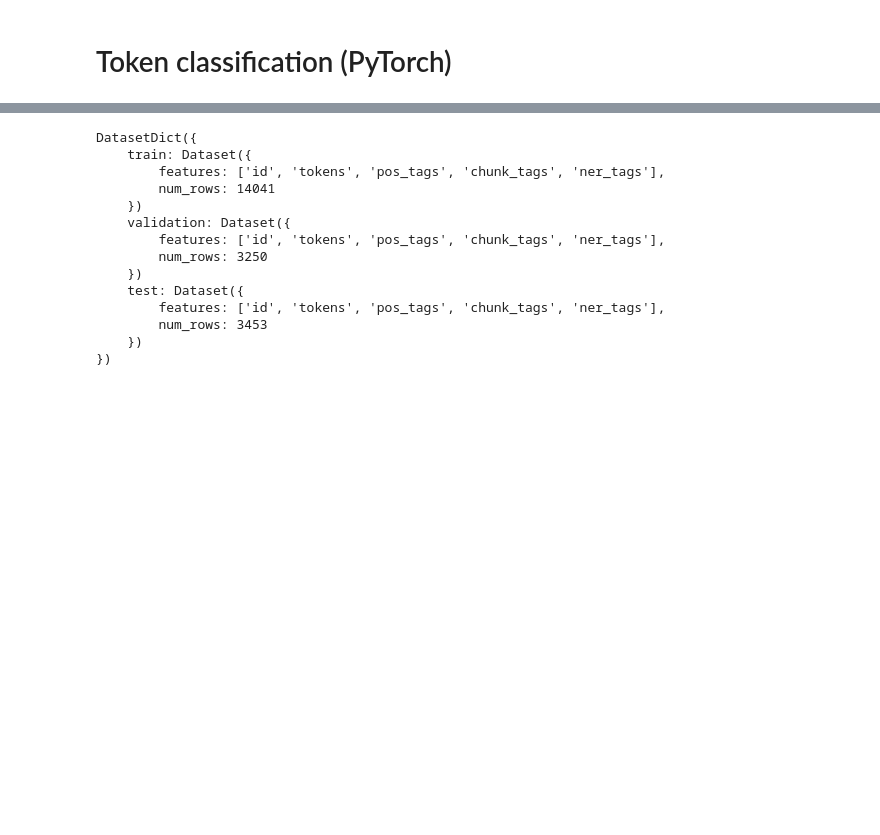
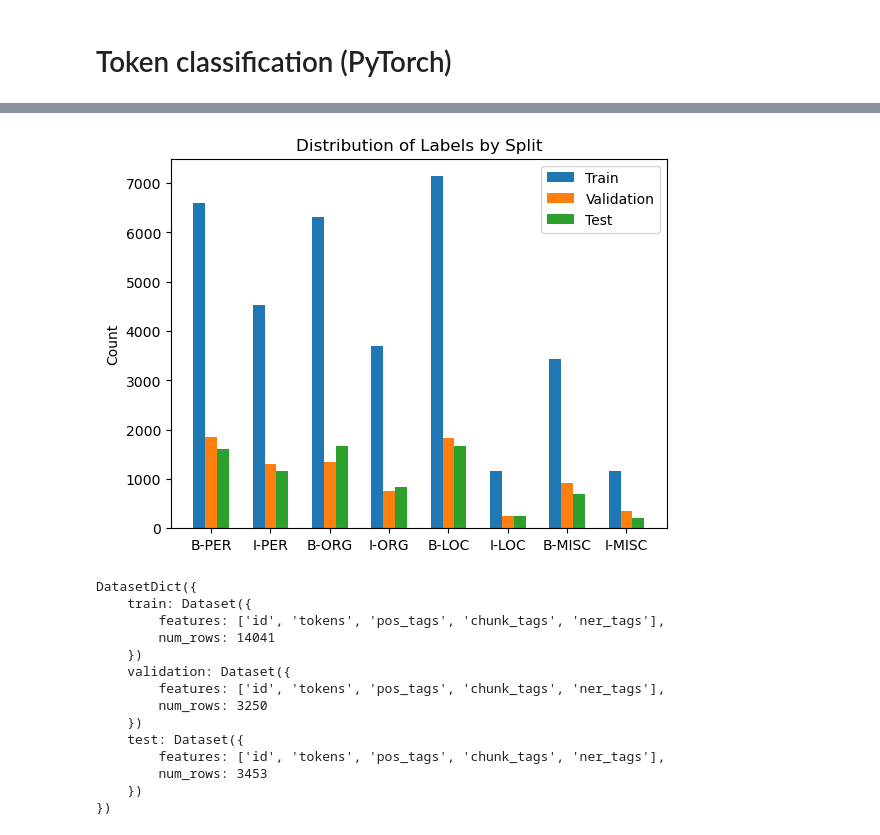
Before and after one commit to AmhyrVar/roue-libre, a Jupyter notebook: Token_classification_(PyTorch).ipynb, the cells around one changed output, grey strips where cells are left out. Saved outputs shown, nothing was run; the diff lists cells and outputs as text; code cells hidden in the pictures; blank space fills up the shorter version.

```diff
--- a/Token_classification_(PyTorch).ipynb
+++ b/Token_classification_(PyTorch).ipynb
@@ -53,3 +141,52 @@ Passing `trust_remote_code=True` will be mandatory to load this dataset from the
+# %%
+# Get the labels and splits from dico
+labels = list(dico.keys())
+splits = ['Train', 'Validation', 'Test']
+
+# Initialize empty lists for each split
+train_counts = []
+val_counts = []
+test_counts = []
+
+# Iterate over the labels and splits to get the counts
+for label in labels:
+    train_counts.append(dico[label][0])
+    val_counts.append(dico[label][1])
+    test_counts.append(dico[label][2])
+
+# Set the width of the bars
+bar_width = 0.2
+
+# Set the x coordinates for the bars
+x_train = range(len(labels))
+x_val = [x + bar_width for x in x_train]
+x_test = [x + 2 * bar_width for x in x_train]
+
+# Create the figure and axes
+fig, ax = plt.subplots()
+
+# Plot the bars for each split
+ax.bar(x_train, train_counts, width=bar_width, label='Train')
+ax.bar(x_val, val_counts, width=bar_width, label='Validation')
+ax.bar(x_test, test_counts, width=bar_width, label='Test')
+
+# Set the x-axis labels
+ax.set_xticks([x + bar_width for x in x_train])
+ax.set_xticklabels(labels)
+
+# Set the y-axis label
+ax.set_ylabel('Count')
+
+# Set the title
+ax.set_title('Distribution of Labels by Split')
+
+# Add a legend
+ax.legend()
+
+# Show the plot
+plt.show()
+# %% [output]
+[figure, added]
 # %%
 raw_datasets
 # %% [output]
```
Also changed, not shown: parts of 57 cells of this notebook.
